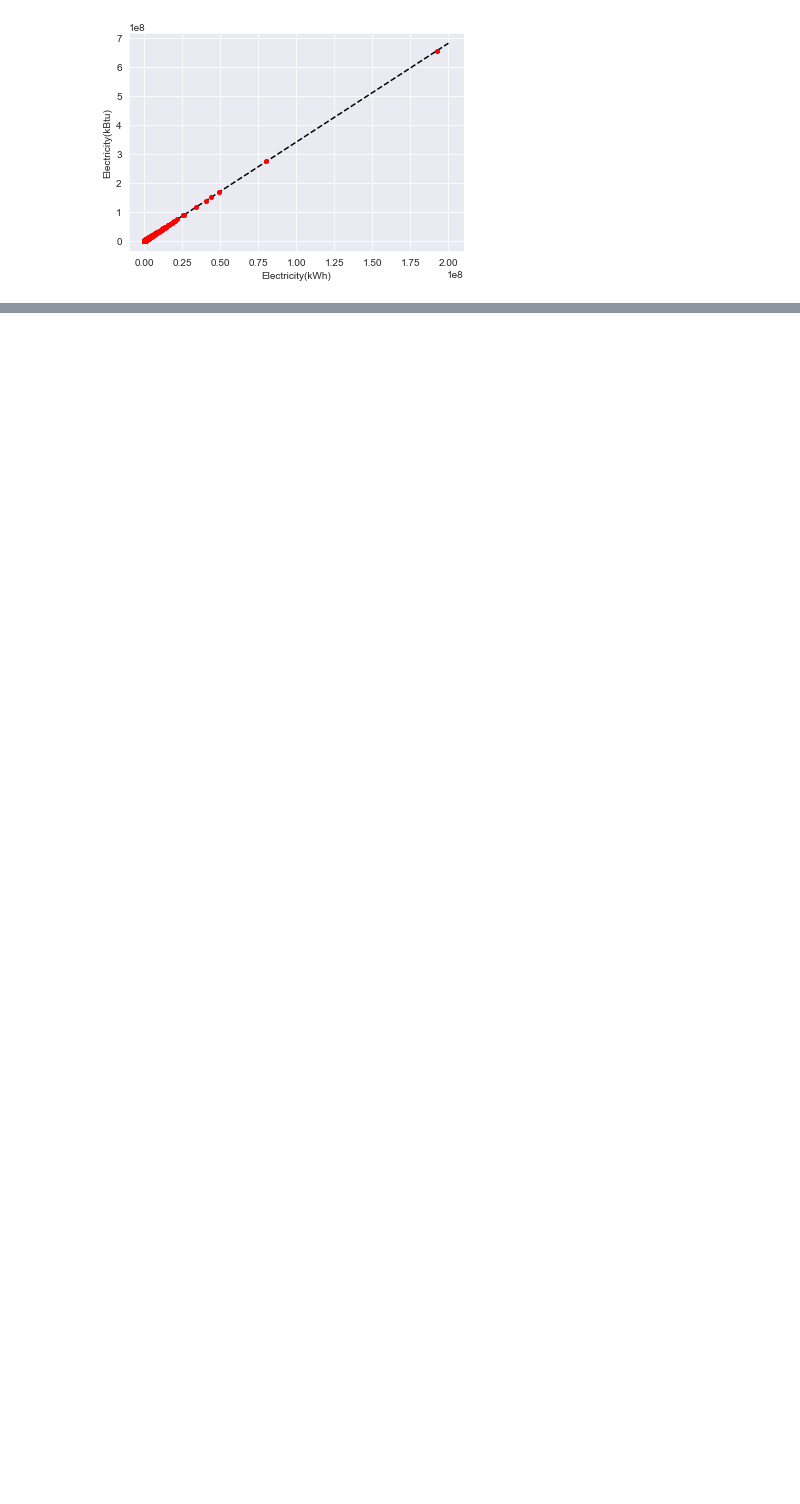
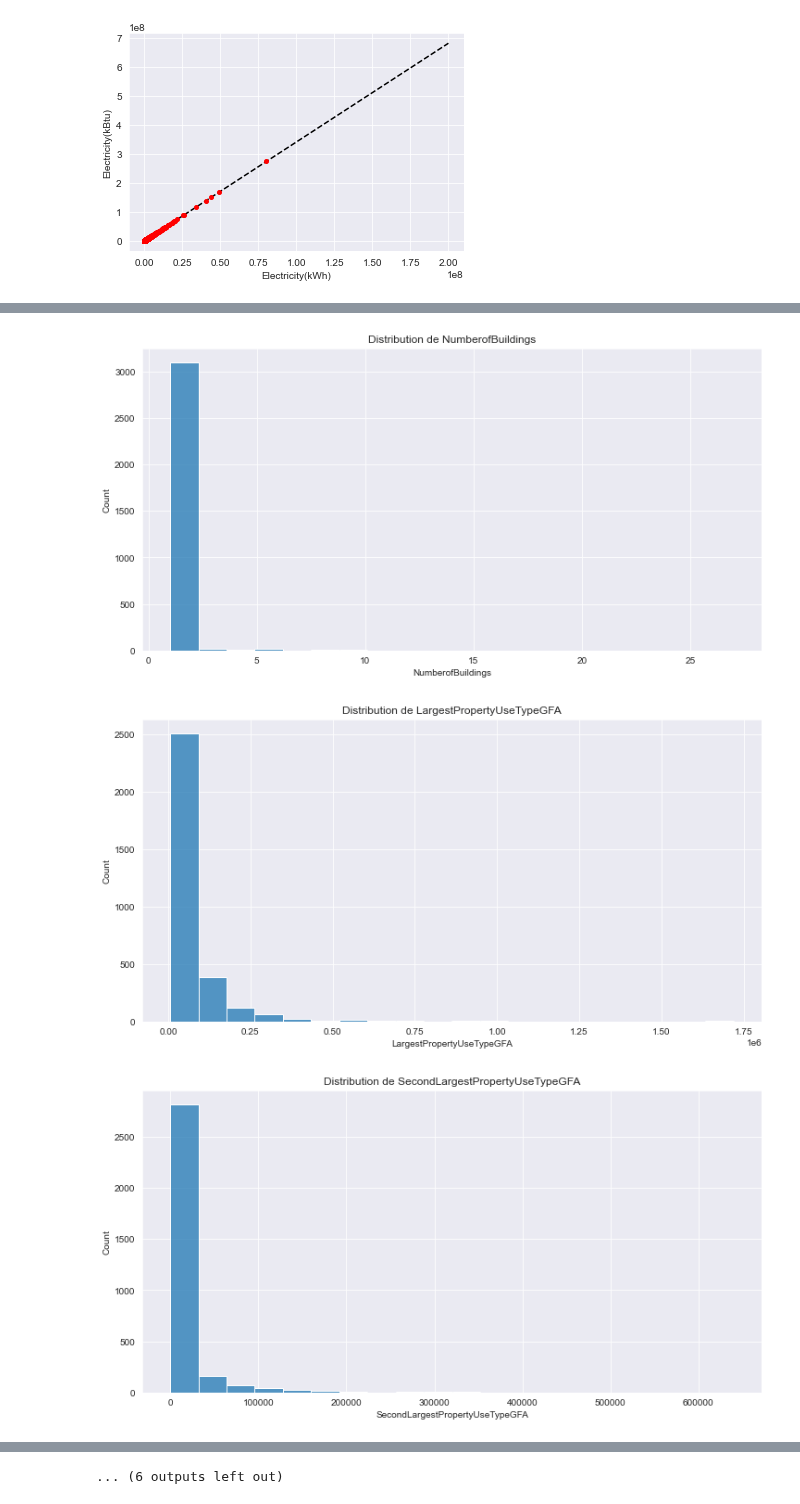
Before and after one commit to oumeima-elgharbi/P4_Data_Science_OpenClassrooms, a Jupyter notebook: P4_02_exploration.ipynb, the cells around one changed output, grey strips where cells are left out. Saved outputs shown, nothing was run; the diff lists cells and outputs as text; code cells hidden in the pictures; blank space fills up the shorter version.

```diff
--- a/P4_02_exploration.ipynb
+++ b/P4_02_exploration.ipynb
@@ -192,0 +241,9 @@ array([[34.12880736]])
+# %%
+for column in dataset_v1.select_dtypes(['int32', 'float64']).columns:
+    plt.figure(figsize=(12,6))
+    plt.title('Distribution de ' + column)
+    sns.histplot(data[column], bins=20)
+# %% [output]
+[figure, added]
+[figure, added]
+[figure, added]
@@ -193 +259,2 @@ array([[34.12880736]])
+... (6 outputs left out)
 # %% [markdown]
```
Also changed, not shown: parts of 42 cells of this notebook, 3 other files.
